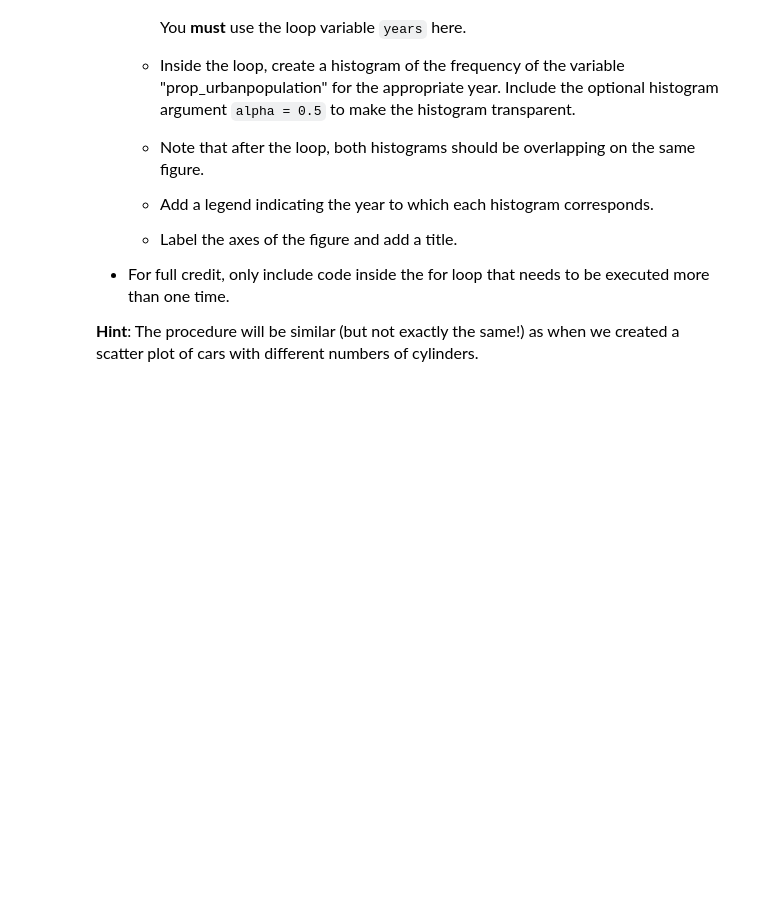
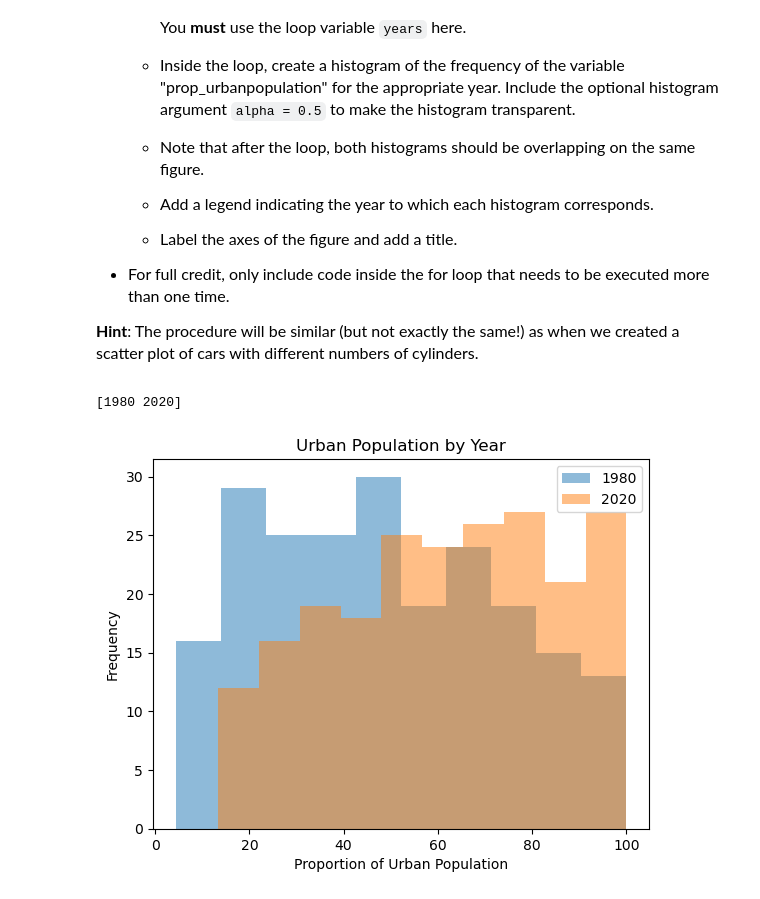
Before and after one commit to miabarnett18/datasci151spring2026, a Jupyter notebook: _assignments/assignment_7/Assignment7 my copy.ipynb, the cells around one changed output. Drawn from its saved outputs; the diff is of its cells as text; code cells hidden in the pictures; blank space fills up the shorter version.

```diff
--- a/_assignments/assignment_7/Assignment7 my copy.ipynb
+++ b/_assignments/assignment_7/Assignment7 my copy.ipynb
@@ -147,0 +222,22 @@ number of players who are 30 or older: 3791
+# %%
+# Write your answer here:
+df = pd.read_csv("data/wdi_urban.csv")
+
+# 2. Get unique years
+unique_years = pd.unique(df["year"])
+print(unique_years)
+
+for y in unique_years: # onlt 1980 and 2020
+    small = (df["year"] == y) # where year = that specific year -- true or false values
+    subset = df[small] # only ones where the first small df was true
+    plt.hist(subset["prop_urbanpopulation"], alpha=0.5, label=y)
+
+plt.xlabel("Proportion of Urban Population")
+plt.ylabel("Frequency")
+plt.title("Urban Population by Year")
+plt.legend()
+
+plt.show()
+# %% [output]
+[1980 2020]
+[figure, added]
```
Also changed, not shown: parts of 9 cells of this notebook, 8 other files.
